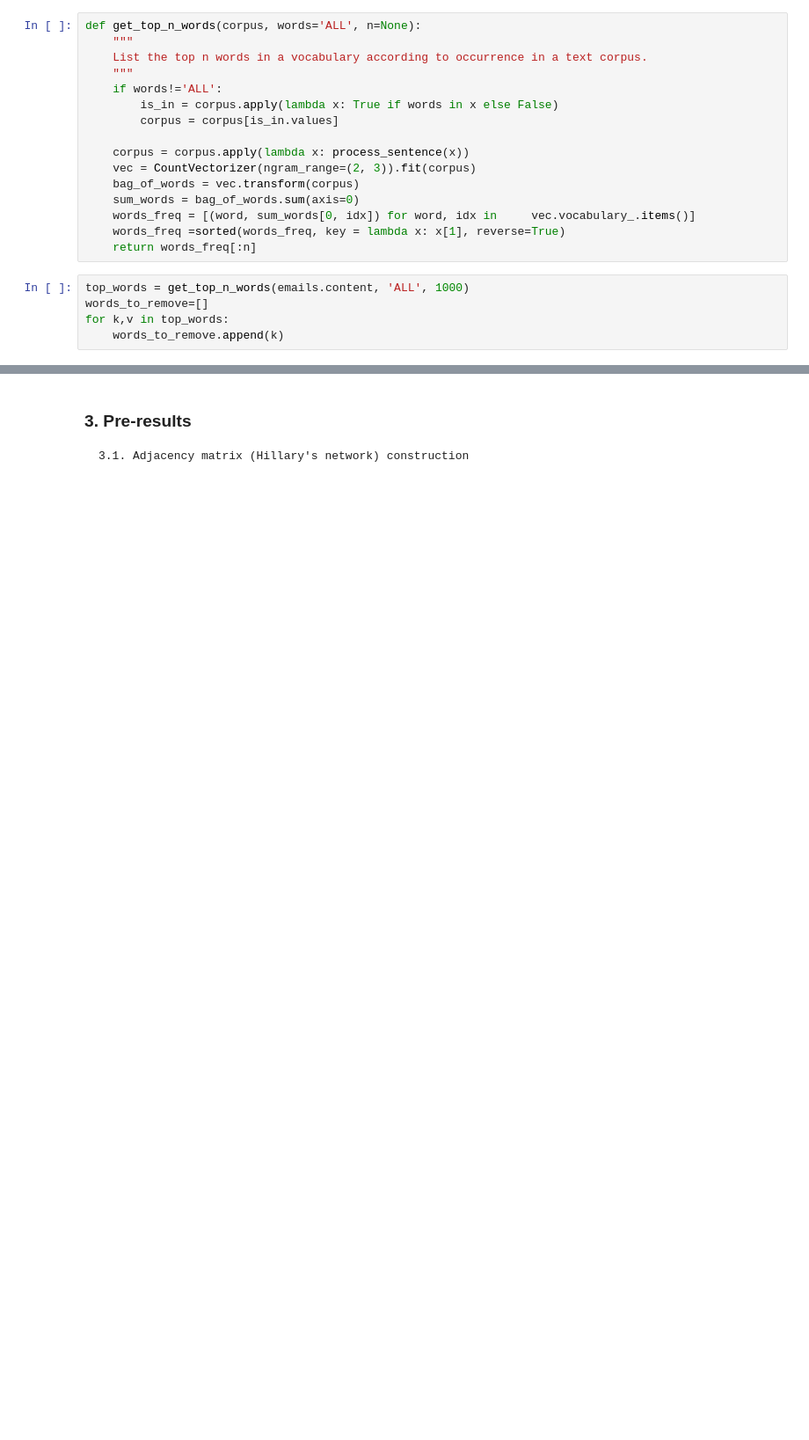
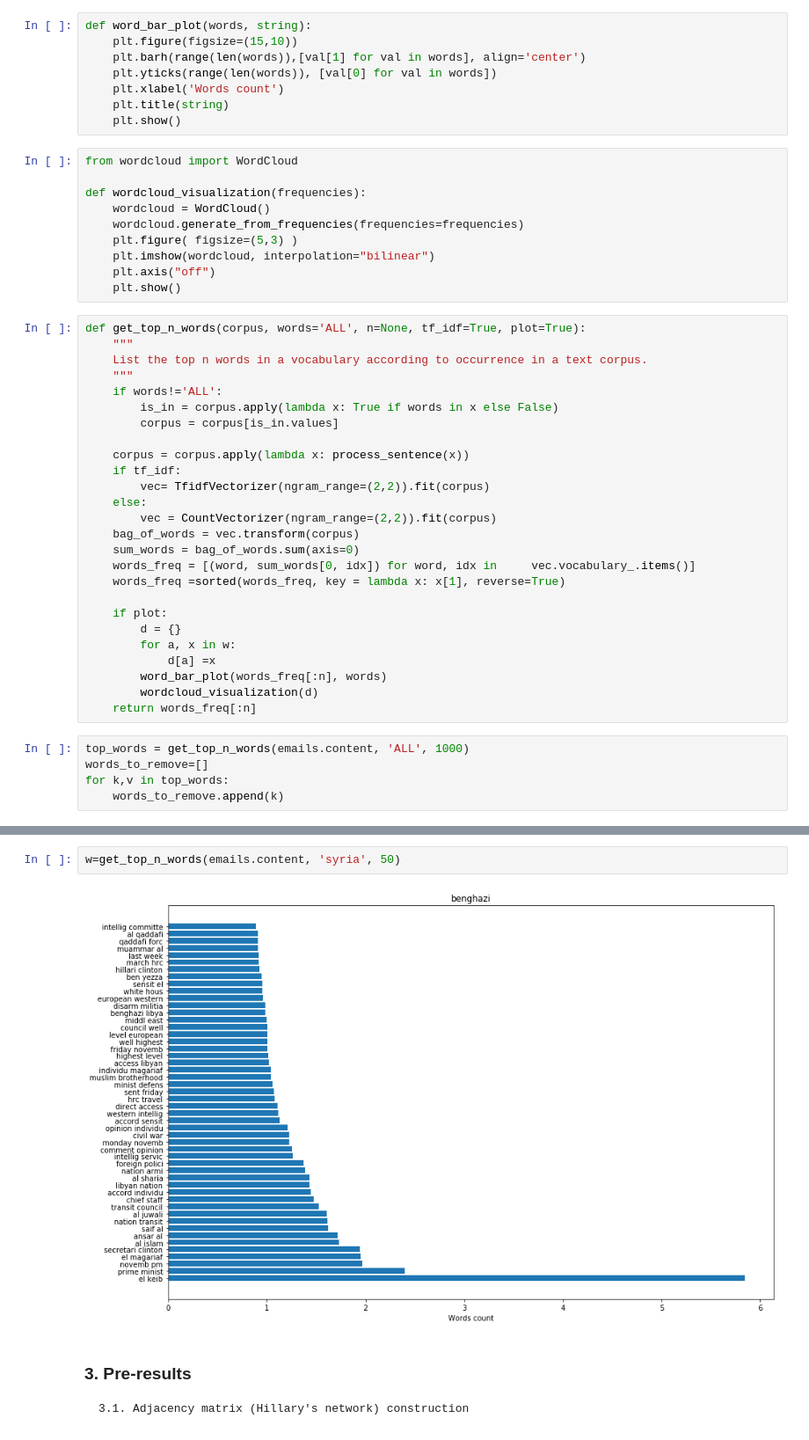
Before and after one commit to KennethThNg/Project, a Jupyter notebook: src/milestone2_BriceVersion.ipynb, the cells around one changed output, grey strips where cells are left out. Shown at 88% size. Saved outputs shown, nothing was run; the diff lists cells and outputs as text; blank space fills up the shorter version.

Commit message:
Updated graphs part

```diff
--- a/src/milestone2_BriceVersion.ipynb
+++ b/src/milestone2_BriceVersion.ipynb
@@ -605,8 +628,26 @@ def process_sentence(sentence):
         return sentence
     except:
         return 'null'
+# %%
+def word_bar_plot(words, string):
+    plt.figure(figsize=(15,10))
+    plt.barh(range(len(words)),[val[1] for val in words], align='center')
+    plt.yticks(range(len(words)), [val[0] for val in words])
+    plt.xlabel('Words count')
+    plt.title(string)
+    plt.show()
+# %%
+from wordcloud import WordCloud
+
+def wordcloud_visualization(frequencies):
+    wordcloud = WordCloud()
+    wordcloud.generate_from_frequencies(frequencies=frequencies)
+    plt.figure( figsize=(5,3) )
+    plt.imshow(wordcloud, interpolation="bilinear")
+    plt.axis("off")
+    plt.show()
 # %%
-def get_top_n_words(corpus, words='ALL', n=None):
+def get_top_n_words(corpus, words='ALL', n=None, tf_idf=True, plot=True):
     """
     List the top n words in a vocabulary according to occurrence in a text corpus.
     """
@@ -615,11 +656,21 @@ def get_top_n_words(corpus, words='ALL', n=None):
         corpus = corpus[is_in.values]
 
     corpus = corpus.apply(lambda x: process_sentence(x))
-    vec = CountVectorizer(ngram_range=(2, 3)).fit(corpus)
+    if tf_idf:
+        vec= TfidfVectorizer(ngram_range=(2,2)).fit(corpus)
+    else:
+        vec = CountVectorizer(ngram_range=(2,2)).fit(corpus)
     bag_of_words = vec.transform(corpus)
     sum_words = bag_of_words.sum(axis=0)
     words_freq = [(word, sum_words[0, idx]) for word, idx in     vec.vocabulary_.items()]
     words_freq =sorted(words_freq, key = lambda x: x[1], reverse=True)
+
+    if plot:
+        d = {}
+        for a, x in w:
+            d[a] =x
+        word_bar_plot(words_freq[:n], words)
+        wordcloud_visualization(d)
     return words_freq[:n]
 # %%
 top_words = get_top_n_words(emails.content, 'ALL', 1000)
@@ -651,3 +680,7 @@ get_top_n_words(emails.content, 'jewish', 100)
+# %%
+w=get_top_n_words(emails.content, 'syria', 50)
+# %% [output]
+[figure, added]
 # %% [markdown]
 ### 3. Pre-results
 
```
Also changed, not shown: parts of 9 cells of this notebook.
